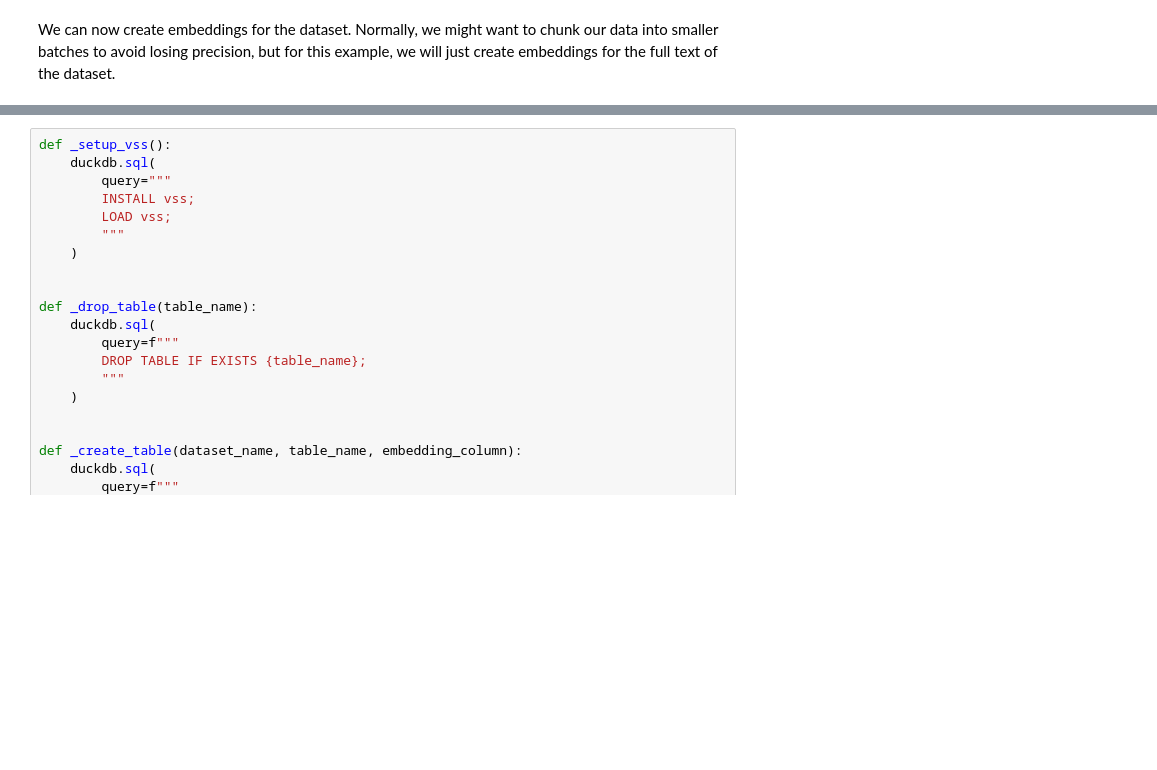
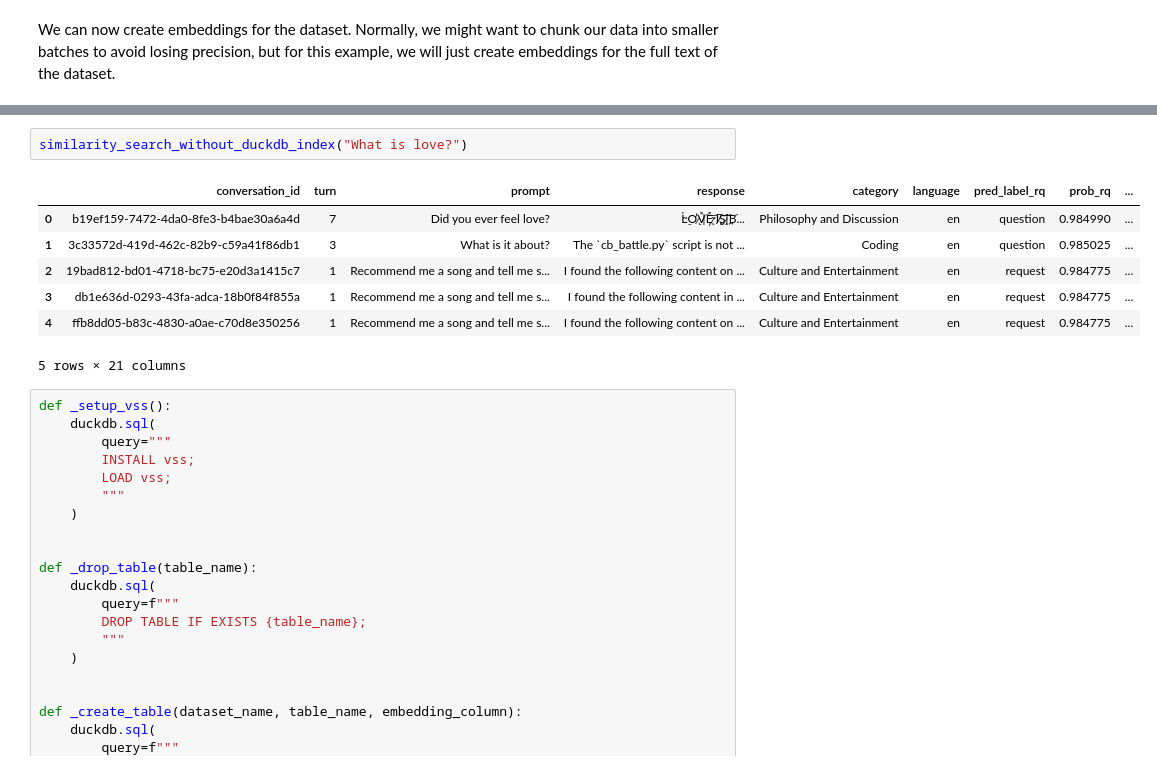
Before and after one commit to reddgr/SemanticSearch, a Jupyter notebook: vector_search_with_hf_hub ttcb.ipynb, the cells around one changed output, grey strips where cells are left out. Drawn from its saved outputs; the diff is of its cells as text; blank space fills up the shorter version.

Commit message:
vector search in ttcb

```diff
--- a/vector_search_with_hf_hub ttcb.ipynb
+++ b/vector_search_with_hf_hub ttcb.ipynb
@@ -112,3 +128,13 @@ InvalidInputException: Invalid Input Error: No magic bytes found at end of file
+# %%
+similarity_search_without_duckdb_index("What is love?")
+# %% [output]
+|  | conversation_id | turn | prompt | response | category | language | pred_label_rq | prob_rq | ... |
+| 0 | b19ef159-7472-4da0-8fe3-b4bae30a6a4d | 7 | Did you ever feel love? | L̴̠̔Ơ̷̢V̵͓͝E̷͕̽ ̴̨͠I̸̢͝S̷̰͝ ̵̧͆B... | Philosophy and Discussion | en | question | 0.984990 | ... |
+| 1 | 3c33572d-419d-462c-82b9-c59a41f86db1 | 3 | What is it about? | The `cb_battle.py` script is not ... | Coding | en | question | 0.985025 | ... |
+| 2 | 19bad812-bd01-4718-bc75-e20d3a1415c7 | 1 | Recommend me a song and tell me s... | I found the following content on ... | Culture and Entertainment | en | request | 0.984775 | ... |
+| 3 | db1e636d-0293-43fa-adca-18b0f84f855a | 1 | Recommend me a song and tell me s... | I found the following content in ... | Culture and Entertainment | en | request | 0.984775 | ... |
+| 4 | ffb8dd05-b83c-4830-a0ae-c70d8e350256 | 1 | Recommend me a song and tell me s... | I found the following content on ... | Culture and Entertainment | en | request | 0.984775 | ... |
+5 rows × 21 columns
 # %%
 def _setup_vss():
     duckdb.sql(
```
Also changed, not shown: parts of 8 cells of this notebook.
